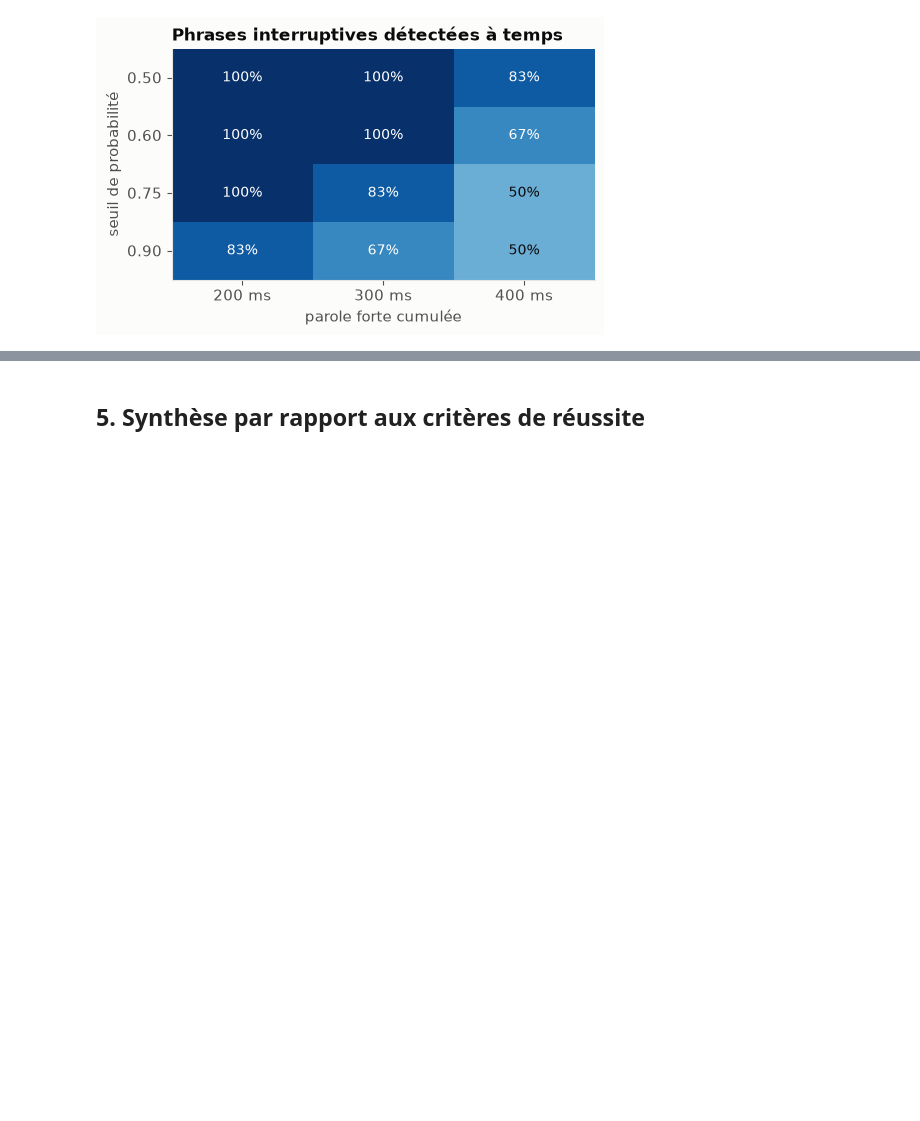
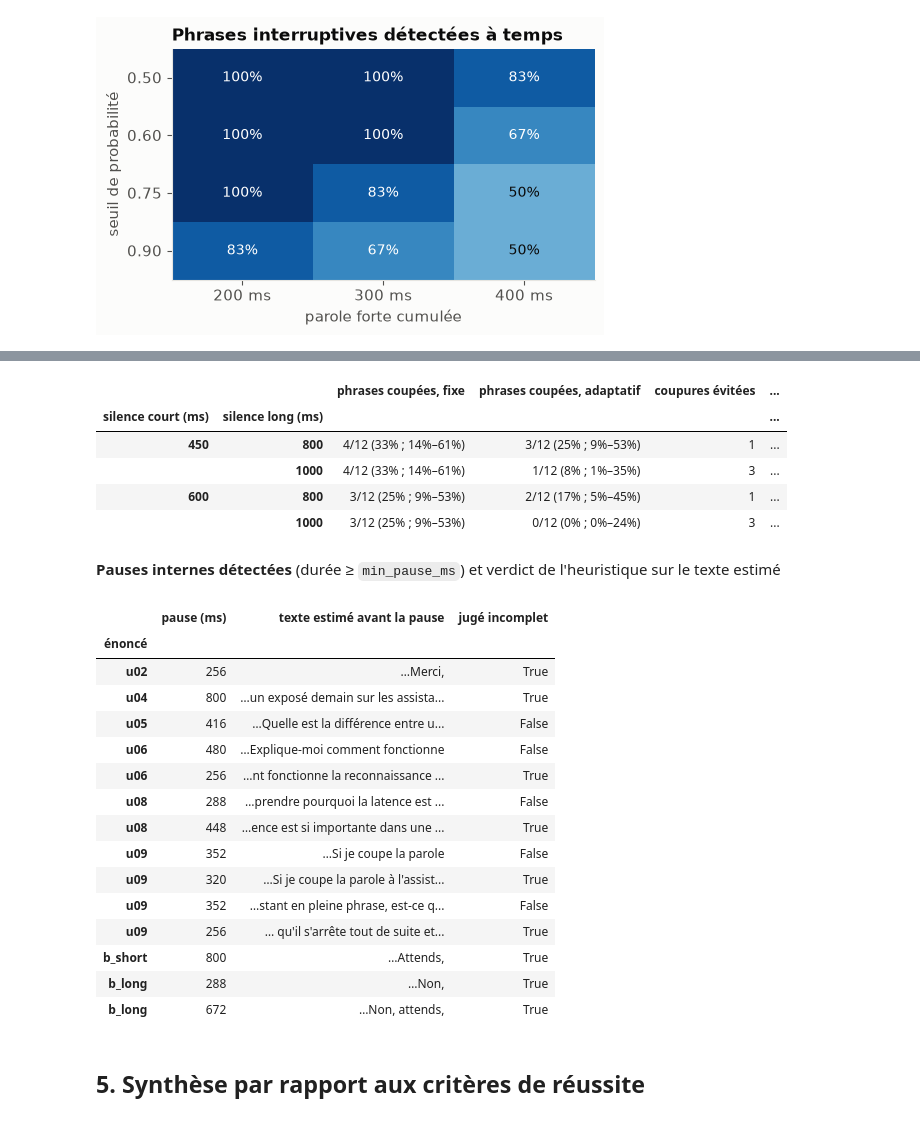
Before and after one commit to jsboigeEPF/2026-MSMIN5IN52-GenAI, a Jupyter notebook: groupe-marc-guehi/notebooks/analysis.ipynb, the cells around one changed output, grey strips where cells are left out. Saved outputs shown, nothing was run; the diff lists cells and outputs as text; code cells hidden in the pictures; blank space fills up the shorter version.

```diff
--- a/groupe-marc-guehi/notebooks/analysis.ipynb
+++ b/groupe-marc-guehi/notebooks/analysis.ipynb
@@ -380,3 +517,47 @@ if len(bsweep):
+# %%
+rows = read_jsonl(ECHO / "eot_pauses.jsonl")
+A = ecfg["adaptive"]
+res = []
+for S in A["base_silence_ms"]:
+    for X in A["extended_silence_ms"]:
+        cut_base = cut_ad = saved = extend_final = 0
+        for r in rows:
+            p0 = next((p for p in r["pauses"] if p["dur_ms"] >= S), None)
+            base_cut = p0 is not None
+            ad_cut = any((p["dur_ms"] >= S and not p["incomplete"]) or p["dur_ms"] >= X for p in r["pauses"])
+            cut_base += base_cut; cut_ad += ad_cut; saved += base_cut and not ad_cut
+            extend_final += r["final_incomplete"]
+        res.append({"silence court (ms)": S, "silence long (ms)": X, "phrases coupées, fixe": fmt(cut_base, len(rows)),
+                    "phrases coupées, adaptatif": fmt(cut_ad, len(rows)), "coupures évitées": saved,
+                    "fins jugées incomplètes à tort": extend_final, "latence ajoutée si à tort (ms)": X - S})
+display(pd.DataFrame(res).set_index(["silence court (ms)", "silence long (ms)"]))
+display(Markdown("**Pauses internes détectées** (durée ≥ `min_pause_ms`) et verdict de l'heuristique sur le texte estimé"))
+display(pd.DataFrame([{"énoncé": r["utt_id"], "pause (ms)": round(p["dur_ms"]), "texte estimé avant la pause": "…" + p["prefix"][-45:], "jugé incomplet": p["incomplete"]}
+                      for r in rows for p in r["pauses"]]).set_index("énoncé"))
+# %% [output]
+|  |  | phrases coupées, fixe | phrases coupées, adaptatif | coupures évitées | ... |
+| silence court (ms) | silence long (ms) |  |  |  | ... |
+| 450 | 800 | 4/12 (33% ; 14%–61%) | 3/12 (25% ; 9%–53%) | 1 | ... |
+|  | 1000 | 4/12 (33% ; 14%–61%) | 1/12 (8% ; 1%–35%) | 3 | ... |
+| 600 | 800 | 3/12 (25% ; 9%–53%) | 2/12 (17% ; 5%–45%) | 1 | ... |
+|  | 1000 | 3/12 (25% ; 9%–53%) | 0/12 (0% ; 0%–24%) | 3 | ... |
+**Pauses internes détectées** (durée ≥ `min_pause_ms`) et verdict de l'heuristique sur le texte estimé
+|  | pause (ms) | texte estimé avant la pause | jugé incomplet |
+| énoncé |  |  |  |
+| u02 | 256 | …Merci, | True |
+| u04 | 800 | …un exposé demain sur les assista... | True |
+| u05 | 416 | …Quelle est la différence entre u... | False |
+| u06 | 480 | …Explique-moi comment fonctionne | False |
+| u06 | 256 | …nt fonctionne la reconnaissance ... | True |
+| u08 | 288 | …prendre pourquoi la latence est ... | False |
+| u08 | 448 | …ence est si importante dans une ... | True |
+| u09 | 352 | …Si je coupe la parole | False |
+| u09 | 320 | …Si je coupe la parole à l'assist... | True |
+| u09 | 352 | …stant en pleine phrase, est-ce q... | False |
+| u09 | 256 | … qu'il s'arrête tout de suite et... | True |
+| b_short | 800 | …Attends, | True |
+| b_long | 288 | …Non, | True |
+| b_long | 672 | …Non, attends, | True |
 # %% [markdown]
 ## 5. Synthèse par rapport aux critères de réussite
 # %%
```
Also changed, not shown: parts of 8 cells of this notebook, 10 other files.
